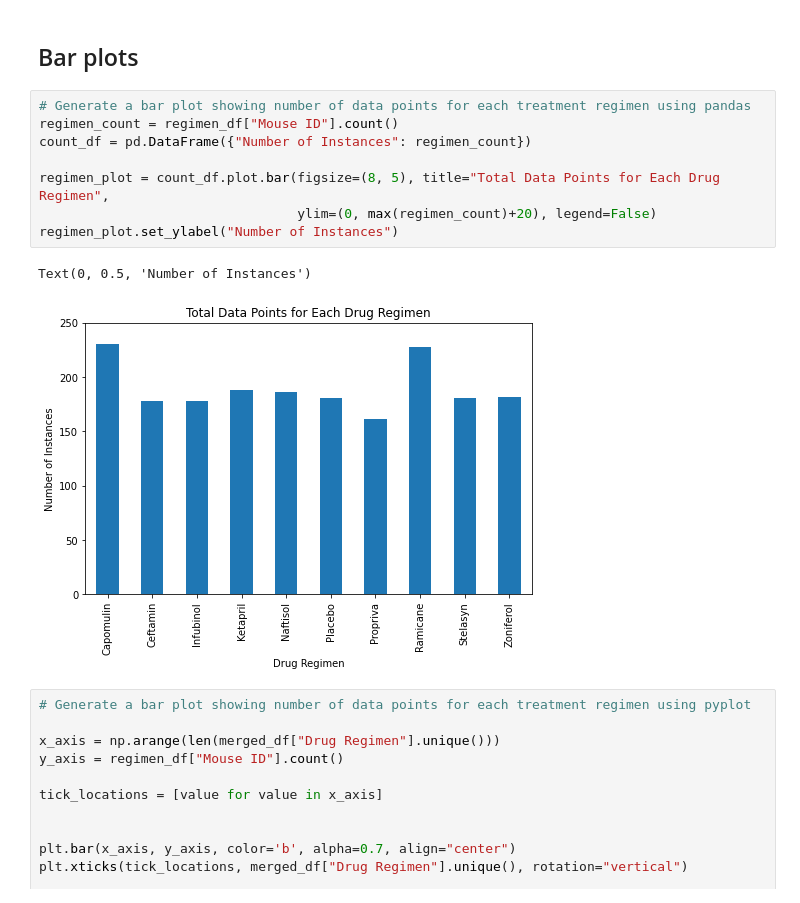
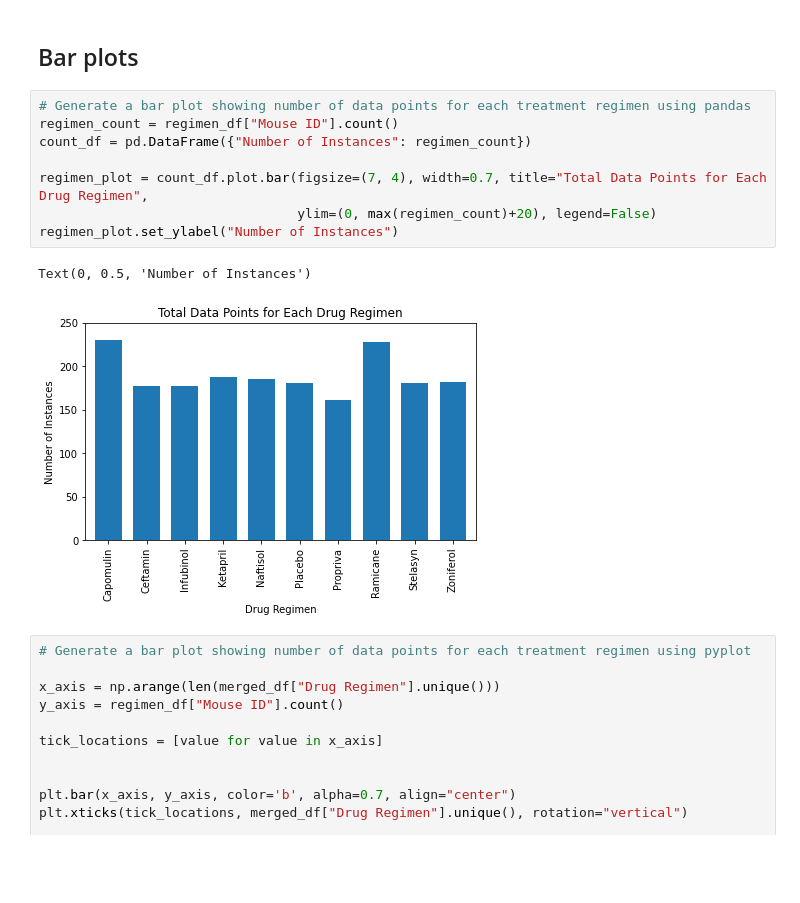
Before and after one commit to msadowski20/matplotlib-challenge, a Jupyter notebook: Pymaceuticals/pymaceuticals.ipynb, the cells around one changed output. Drawn from its saved outputs; the diff is of its cells as text; blank space fills up the shorter version.

```diff
--- a/Pymaceuticals/pymaceuticals.ipynb
+++ b/Pymaceuticals/pymaceuticals.ipynb
@@ -68,14 +68,14 @@ summary_df
 # %%
 # Generate a bar plot showing number of data points for each treatment regimen using pandas
 regimen_count = regimen_df["Mouse ID"].count()
 count_df = pd.DataFrame({"Number of Instances": regimen_count})
 
-regimen_plot = count_df.plot.bar(figsize=(8, 5), title="Total Data Points for Each Drug Regimen",
+regimen_plot = count_df.plot.bar(figsize=(7, 4), width=0.7, title="Total Data Points for Each Drug Regimen",
                                  ylim=(0, max(regimen_count)+20), legend=False)
 regimen_plot.set_ylabel("Number of Instances")
 # %% [output]
 Text(0, 0.5, 'Number of Instances')
-[figure, old version]
+[figure, new version]
 # %%
 # Generate a bar plot showing number of data points for each treatment regimen using pyplot
 
```
Also changed, not shown: parts of 4 cells of this notebook.
